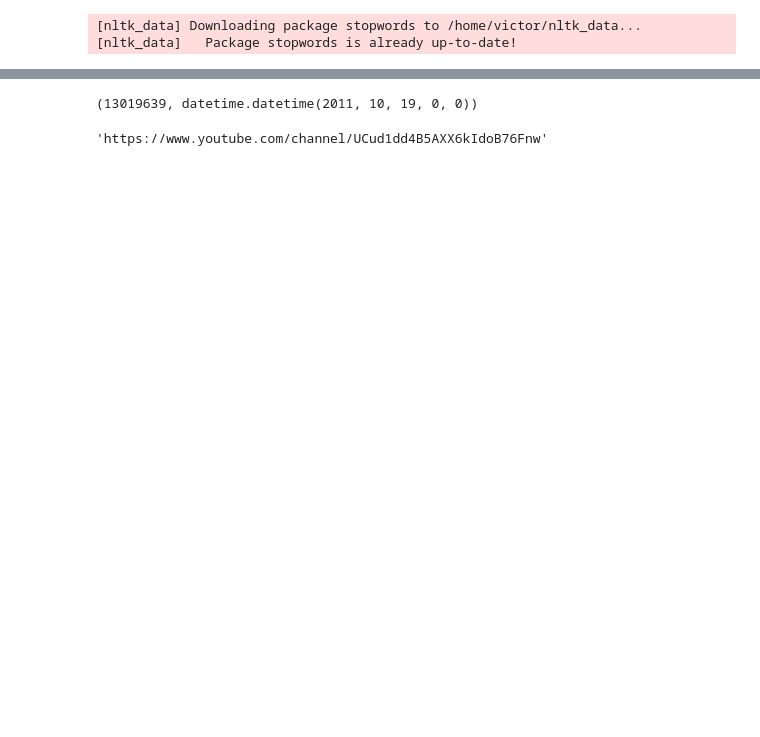
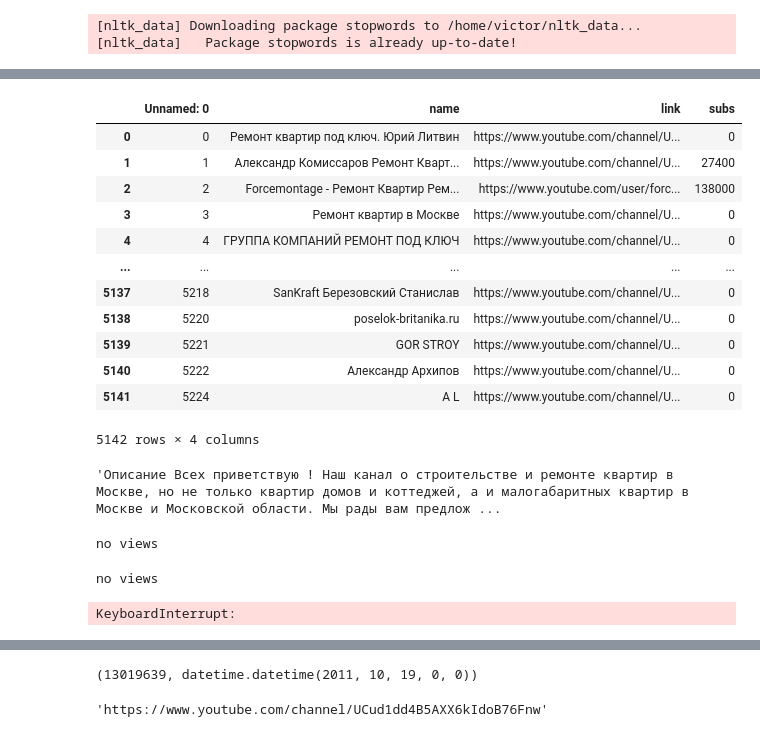
Before and after one commit to VityaVitalich/inst, a Jupyter notebook: youtube_parsing.ipynb, the cells around one changed output, grey strips where cells are left out. Drawn from its saved outputs; the diff is of its cells as text; code cells hidden in the pictures; blank space fills up the shorter version.

```diff
--- a/youtube_parsing.ipynb
+++ b/youtube_parsing.ipynb
@@ -166,0 +201,17 @@ search('ремонт')
+# %%
+df = pd.read_csv('links.csv')
+df
+# %% [output]
+|  | Unnamed: 0 | name | link | subs |
+| 0 | 0 | Ремонт квартир под ключ. Юрий Литвин | https://www.youtube.com/channel/U... | 0 |
+| 1 | 1 | Александр Комиссаров Ремонт Кварт... | https://www.youtube.com/channel/U... | 27400 |
+| 2 | 2 | Forcemontage - Ремонт Квартир Рем... | https://www.youtube.com/user/forc... | 138000 |
+| 3 | 3 | Ремонт квартир в Москве | https://www.youtube.com/channel/U... | 0 |
+| 4 | 4 | ГРУППА КОМПАНИЙ РЕМОНТ ПОД КЛЮЧ | https://www.youtube.com/channel/U... | 0 |
+| ... | ... | ... | ... | ... |
+| 5137 | 5218 | SanKraft Березовский Станислав | https://www.youtube.com/channel/U... | 0 |
+| 5138 | 5220 | poselok-britanika.ru | https://www.youtube.com/channel/U... | 0 |
+| 5139 | 5221 | GOR STROY | https://www.youtube.com/channel/U... | 0 |
+| 5140 | 5222 | Александр Архипов | https://www.youtube.com/channel/U... | 0 |
+| 5141 | 5224 | A L | https://www.youtube.com/channel/U... | 0 |
+5142 rows × 4 columns
@@ -166,0 +222,5 @@ search('ремонт')
+# %%
+desc = soup.findAll('div', attrs={'id': 'description-container'})[0].text.replace('\n', ' ').strip()
+desc
+# %% [output]
+'Описание Всех приветствую ! Наш канал о строительстве и ремонте квартир в Москве, но не только квартир домов и коттеджей, а и малогабаритных квартир в Москве и Московской области. Мы рады вам предлож ...
@@ -167,2 +231,19 @@ search('ремонт')
+# %%
+views = []
+date = []
+for link in tqdm(df['link']):
+    go_to_ch(link)
+    v,d = get_ch_info()
+    views.append(v)
+    date.append(d)
+
+df['views'] = views
+df['date'] = date
+
+df.to_csv('full_info.csv')
+# %% [output]
+no views
+no views
+KeyboardInterrupt:
 # %%
 df = load_channels(df)
```
Also changed, not shown: parts of 8 cells of this notebook, 1 other file.
